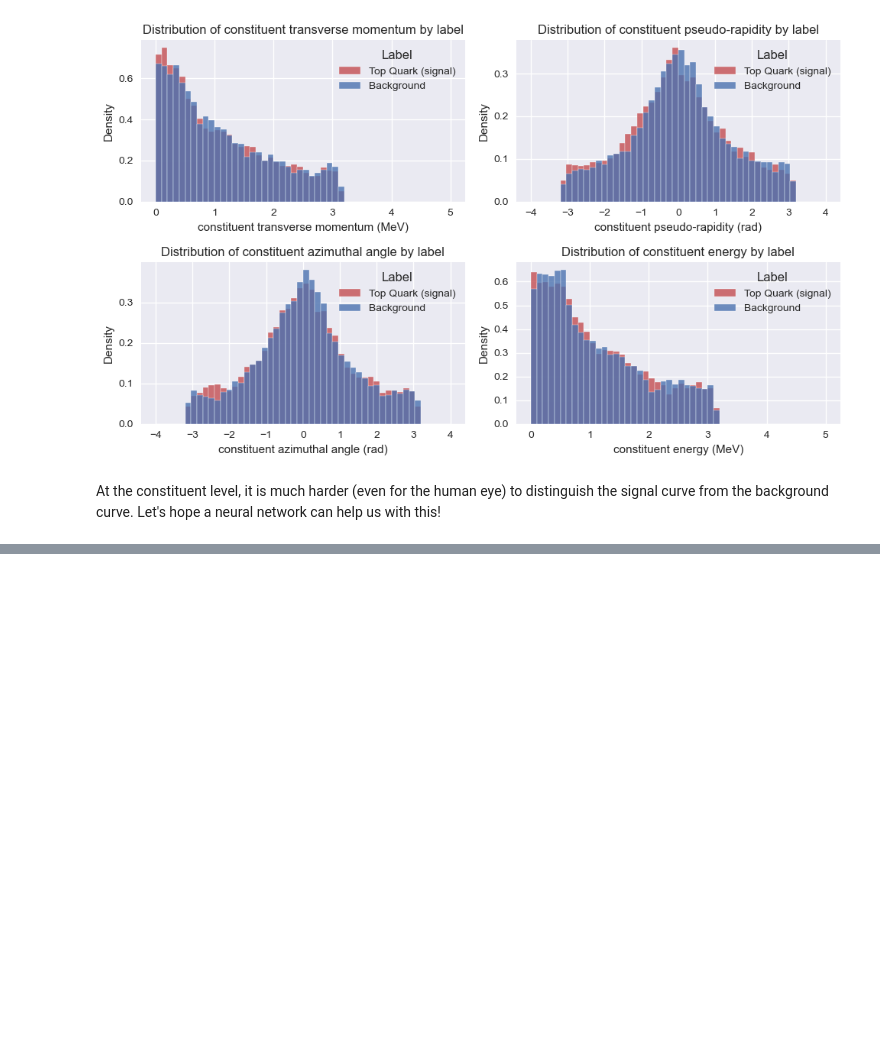
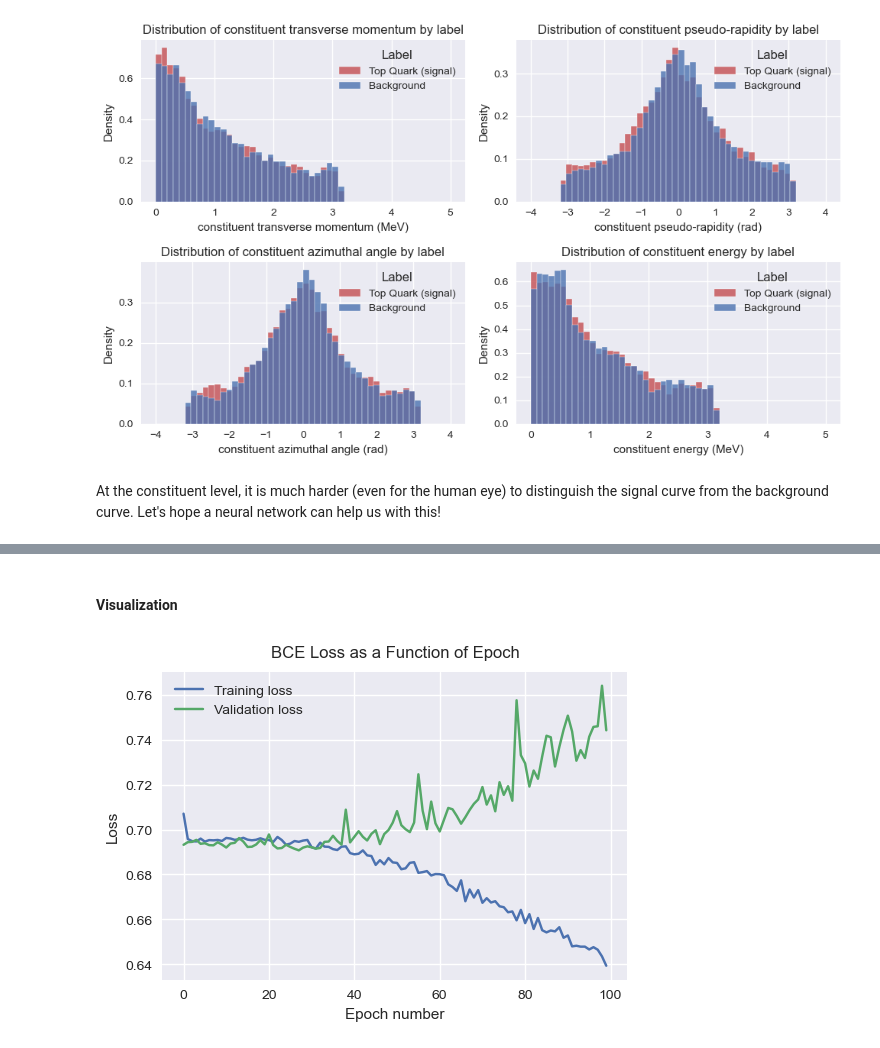
Before and after one commit to baron-de-montblanc/DL-Final-Project, a Jupyter notebook: workbook_FCNN.ipynb, the cells around one changed output, grey strips where cells are left out. Drawn from its saved outputs; the diff is of its cells as text; code cells hidden in the pictures; blank space fills up the shorter version.

```diff
--- a/workbook.ipynb
+++ b/workbook_FCNN.ipynb
@@ -68,0 +147,8 @@ As a first step, we would like to ensure that we understand how to implement tra
+# %% [markdown]
+#### Visualization
+# %%
+from visualize import plot_accuracy, plot_loss
+
+plot_loss(loss_list, val_loss_list)
+# %% [output]
+[figure, added]
```
Also changed, not shown: parts of 14 cells of this notebook, 4 other files.
